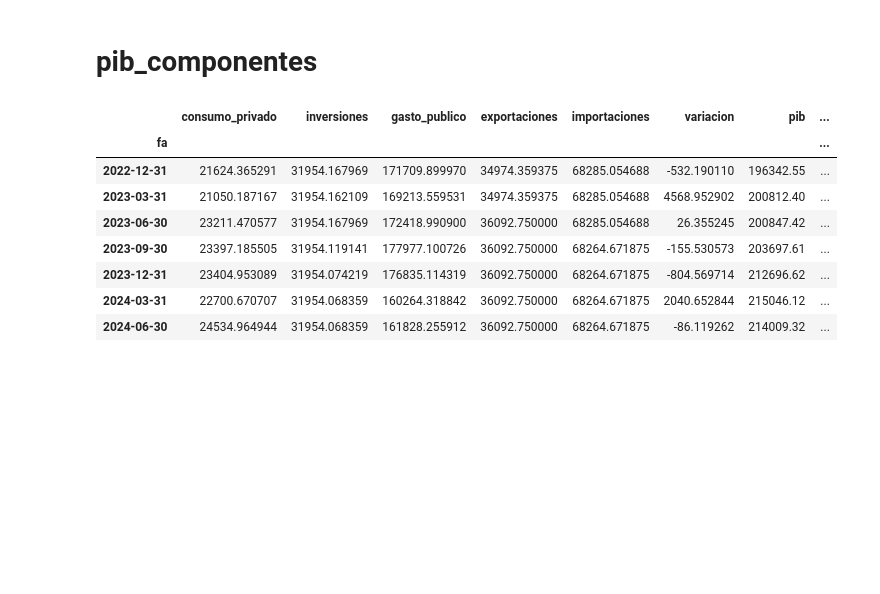
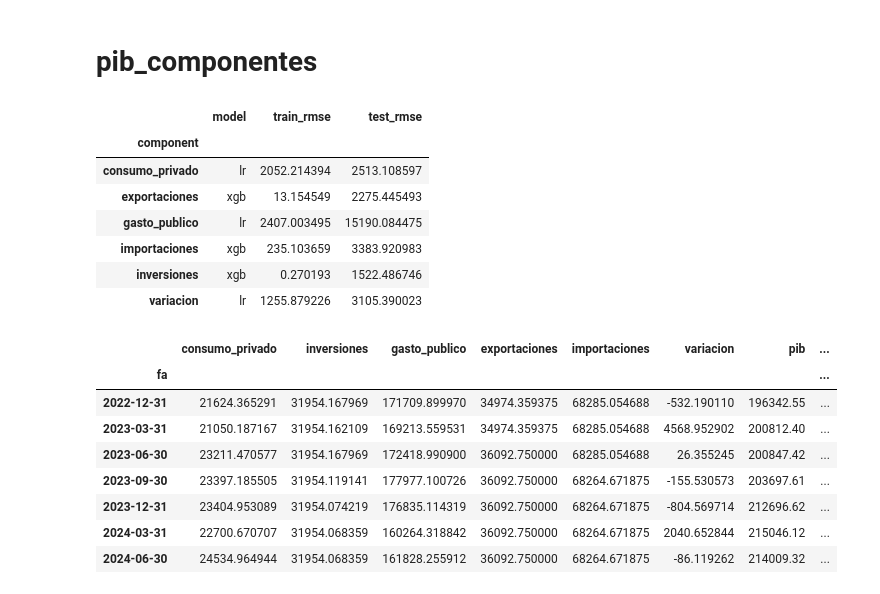
Before and after one commit to roolzpolo/papd-proyecto-final, a Jupyter notebook: 7_pib_componentes.ipynb, the cells around one changed output. Cells and saved outputs as stored; diff of their text form; code cells hidden in the pictures; blank space fills up the shorter version.

Commit message:
generación de tabla champion

```diff
--- a/7_pib_componentes.ipynb
+++ b/7_pib_componentes.ipynb
@@ -10,6 +10,32 @@ cwd_path = os.getcwd()
 data_path = os.path.join(cwd_path, 'data')
 input_path = os.path.join(data_path, 'input')
 output_path = os.path.join(data_path, 'output')
+# %%
+filenames = ['consumo_privado', 'exportaciones', 'gasto_publico',
+             'importaciones', 'inversiones', 'variacion']
+
+tables_list = []
+for filename in filenames:
+    file_path = os.path.join(output_path, 'tables', f'{filename}.xlsx')
+    df_table = pd.read_excel(file_path, names=['model', 'train_rmse', 'test_rmse'])
+    df_table = df_table.sort_values('test_rmse').iloc[[0]]
+    df_table['component'] = filename
+    tables_list.append(df_table)
+
+df_table = pd.concat(tables_list).set_index('component')
+export_path = os.path.join(output_path, 'tables', 'champion_models.xlsx')
+df_table.to_excel(export_path, index=False)
+# %%
+df_table
+# %% [output]
+|  | model | train_rmse | test_rmse |
+| component |  |  |  |
+| consumo_privado | lr | 2052.214394 | 2513.108597 |
+| exportaciones | xgb | 13.154549 | 2275.445493 |
+| gasto_publico | lr | 2407.003495 | 15190.084475 |
+| importaciones | xgb | 235.103659 | 3383.920983 |
+| inversiones | xgb | 0.270193 | 1522.486746 |
+| variacion | lr | 1255.879226 | 3105.390023 |
 # %%
 input_files = {'consumo_privado': 'y_test_consumo_privado.xlsx',
          'inversiones': 'y_test_inversiones.xlsx',
```
Also changed, not shown: 1 other file.
